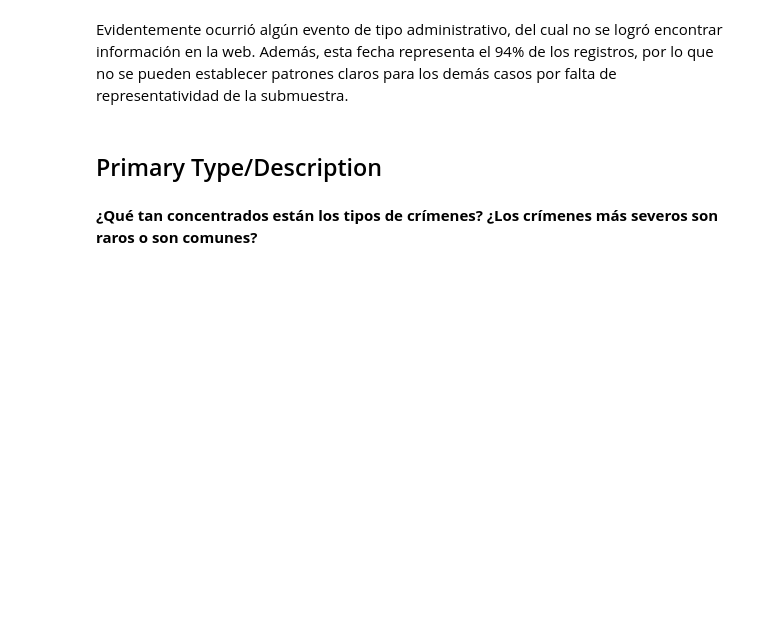
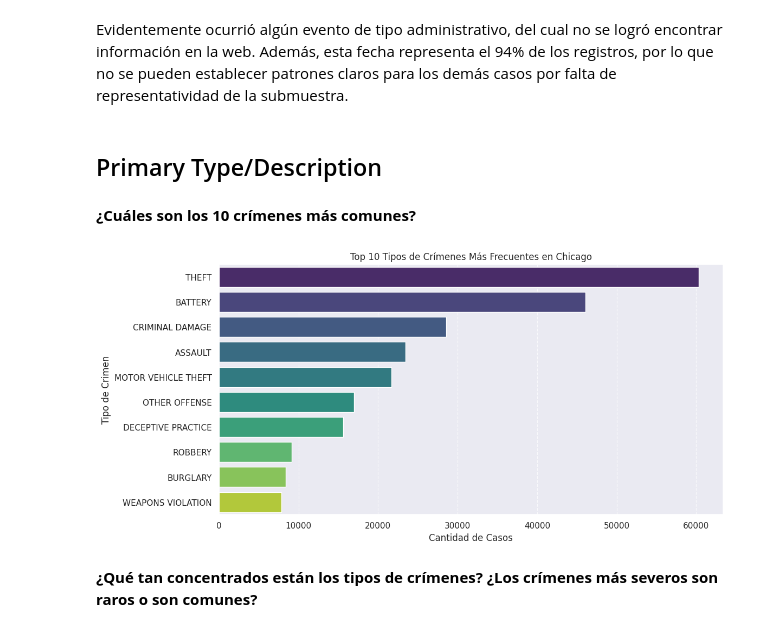
Before and after one commit to mbarquienero/Analisis_de_datos, a Jupyter notebook: chicago_crimenes.ipynb, the cells around one changed output. Drawn from its saved outputs; the diff is of its cells as text; code cells hidden in the pictures; blank space fills up the shorter version.

```diff
--- a/chicago_crimenes.ipynb
+++ b/chicago_crimenes.ipynb
@@ -1403,6 +1403,28 @@ Evidentemente ocurrió algún evento de tipo administrativo, del cual no se logr
 Además, esta fecha representa el 94% de los registros, por lo que no se pueden establecer patrones claros para los demás casos por falta de representatividad de la submuestra.
 # %% [markdown]
 ## Primary Type/Description
+# %% [markdown]
+**¿Cuáles son los 10 crímenes más comunes?**
+# %%
+fig, ax = plt.subplots(figsize=(12, 6))
+
+aux = (
+    df['primary type']
+    .value_counts()
+    .head(10)
+)
+
+sns.barplot(x=aux.values, y=aux.index.tolist(), ax=ax,
+            hue=aux.index.tolist(), palette="viridis",  legend=False
+)
+
+ax.set_title("Top 10 Tipos de Crímenes Más Frecuentes en Chicago")
+ax.set_xlabel("Cantidad de Casos")
+ax.set_ylabel("Tipo de Crimen")
+ax.grid(axis='x', linestyle='--', alpha=0.7)
+plt.show()
+# %% [output]
+[figure, added]
 # %%
 # usamos severity dict para establecer niveles de gravedad en base a condenas y violencia
 # en base a ChatGPT y búsqueda en la web
```
Also changed, not shown: parts of 54 cells of this notebook.
